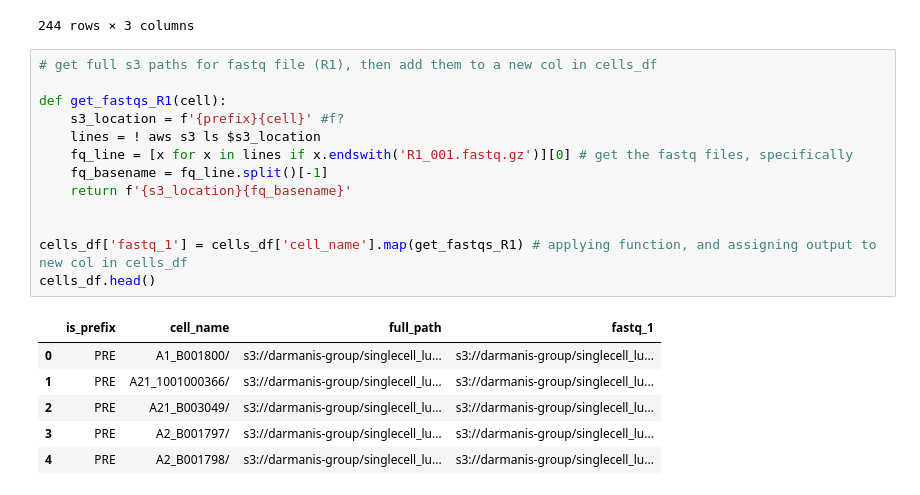
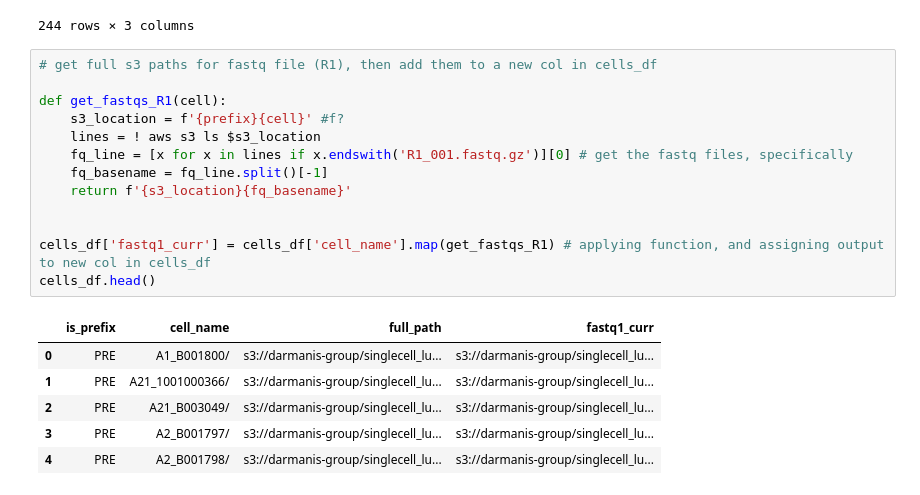
Before and after one commit to lincoln-harris/potLuck, a Jupyter notebook: fixBrokenFilePaths.ipynb, the cells around one changed output. Drawn from its saved outputs; the diff is of its cells as text.

```diff
--- a/fixBrokenFilePaths.ipynb
+++ b/fixBrokenFilePaths.ipynb
@@ -74,18 +74,18 @@ cells_df
 # %%
 # get full s3 paths for fastq file (R1), then add them to a new col in cells_df
 
 def get_fastqs_R1(cell):
     s3_location = f'{prefix}{cell}' #f?
     lines = ! aws s3 ls $s3_location
     fq_line = [x for x in lines if x.endswith('R1_001.fastq.gz')][0] # get the fastq files, specifically
     fq_basename = fq_line.split()[-1]
     return f'{s3_location}{fq_basename}'
 
 
-cells_df['fastq_1'] = cells_df['cell_name'].map(get_fastqs_R1) # applying function, and assigning output to new col in cells_df
+cells_df['fastq1_curr'] = cells_df['cell_name'].map(get_fastqs_R1) # applying function, and assigning output to new col in cells_df
 cells_df.head()
 # %% [output]
-|  | is_prefix | cell_name | full_path | fastq_1 |
+|  | is_prefix | cell_name | full_path | fastq1_curr |
 | 0 | PRE | A1_B001800/ | s3://darmanis-group/singlecell_lu... | s3://darmanis-group/singlecell_lu... |
 | 1 | PRE | A21_1001000366/ | s3://darmanis-group/singlecell_lu... | s3://darmanis-group/singlecell_lu... |
 | 2 | PRE | A21_B003049/ | s3://darmanis-group/singlecell_lu... | s3://darmanis-group/singlecell_lu... |
```
Also changed, not shown: parts of 6 cells of this notebook, 3 other files.
